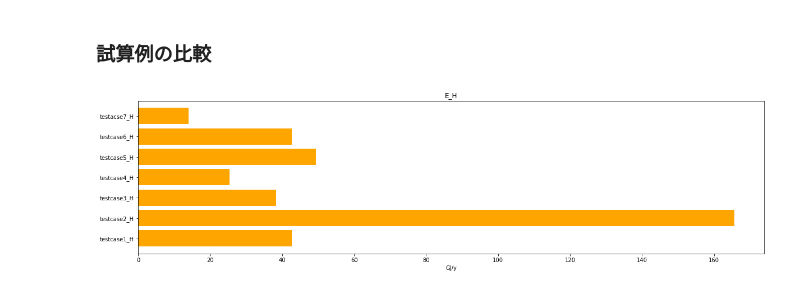
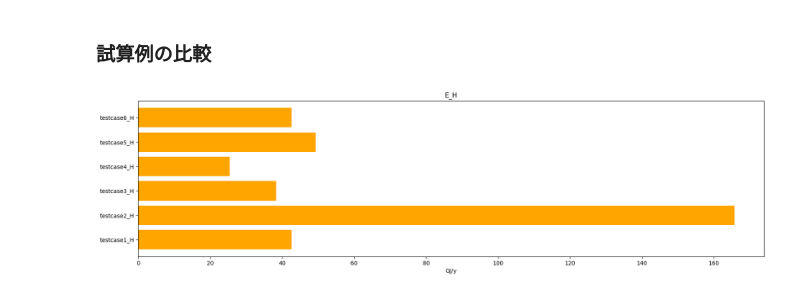
Before and after one commit to BRI-EES-House/pyhees_example, a Jupyter notebook: s04_06_electric_thermal_storage_type_heating.ipynb, the cells around one changed output. Saved outputs shown, nothing was run; the diff lists cells and outputs as text; code cells hidden in the pictures.

```diff
--- a/s04_06_electric_thermal_storage_type_heating.ipynb
+++ b/s04_06_electric_thermal_storage_type_heating.ipynb
@@ -174,8 +172,7 @@ house_base['A_A'] = 90
 house_base['A_MR'] = 25
 house_base['A_OR'] = 40
 house_ENV['A_env'] = 250
-
-_E_H_d_t_3 = calc_results(house_base, house_ENV, H_MR, H_OR, i)
+E_H_d_t_3 = calc_results(house_base, house_ENV, H_MR, H_OR, i)
 # %% [output]
 E_H_d_t(i=1)=38353.73611432735MJ/a
 # %%
@@ -189,8 +186,7 @@ get_each_graph(_E_H_d_t_3)
 # %%
 house_base, house_ENV, H_MR, H_OR, i = get_default_electric_thermal_storage()
 house_ENV['U_A'] = 0.6
-
-_E_H_d_t_4 = calc_results(house_base, house_ENV, H_MR, H_OR, i)
+E_H_d_t_4 = calc_results(house_base, house_ENV, H_MR, H_OR, i)
 # %% [output]
 E_H_d_t(i=1)=25397.025144980442MJ/a
 # %%
@@ -204,8 +200,7 @@ get_each_graph(_E_H_d_t_4)
 # %%
 house_base, house_ENV, H_MR, H_OR, i = get_default_electric_thermal_storage()
 house_ENV['eta_A_H'] = 3.0
-
-_E_H_d_t_5 = calc_results(house_base, house_ENV, H_MR, H_OR, i)
+E_H_d_t_5 = calc_results(house_base, house_ENV, H_MR, H_OR, i)
 # %% [output]
 E_H_d_t(i=1)=49345.42316664371MJ/a
 # %%
@@ -219,8 +214,7 @@ get_each_graph(_E_H_d_t_5)
 # %%
 house_base, house_ENV, H_MR, H_OR, i = get_default_electric_thermal_storage()
 house_ENV['eta_A_C'] = 2.0
-
-_E_H_d_t_6 = calc_results(house_base, house_ENV, H_MR, H_OR, i)
+E_H_d_t_6 = calc_results(house_base, house_ENV, H_MR, H_OR, i)
 # %% [output]
 E_H_d_t(i=1)=42642.60275773874MJ/a
 # %%
@@ -249,20 +226,19 @@ get_each_graph(_E_H_d_t_7)
 # %%
 import matplotlib.pyplot as plt
 
-dat_H = {"testcase1_H": np.sum(_E_H_d_t_1)/1000, "testcase2_H": np.sum(_E_H_d_t_2)/1000, "testcase3_H": np.sum(_E_H_d_t_3)/1000,
-         "testcase4_H": np.sum(_E_H_d_t_4)/1000, "testcase5_H": np.sum(_E_H_d_t_5)/1000, "testcase6_H": np.sum(_E_H_d_t_6)/1000,
-         "testacse7_H": np.sum(_E_H_d_t_7)/1000}
+dat_H = {"testcase1_H": np.sum(E_H_d_t_1)/1000, "testcase2_H": np.sum(E_H_d_t_2)/1000, "testcase3_H": np.sum(E_H_d_t_3)/1000,
+         "testcase4_H": np.sum(E_H_d_t_4)/1000, "testcase5_H": np.sum(E_H_d_t_5)/1000, "testcase6_H": np.sum(E_H_d_t_6)/1000}
 
 x_H = list(dat_H.keys())
 y_H = list(dat_H.values())
 
 fig = plt.figure(figsize=(20,5))
 
 grh_H = fig.add_subplot(111)
 grh_H.barh(x_H,y_H, color = "orange")
 grh_H.set_xlabel("GJ/y")
 grh_H.set_title("E_H")
 
 plt.show()
 # %% [output]
-[figure, old version]
+[figure, new version]
```
Also changed, not shown: parts of 13 cells of this notebook.
